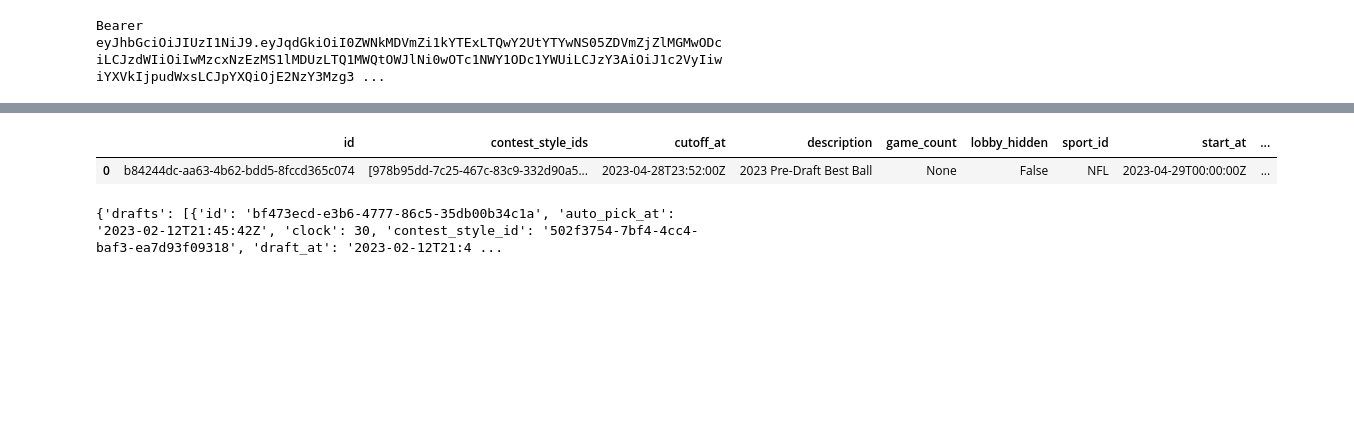
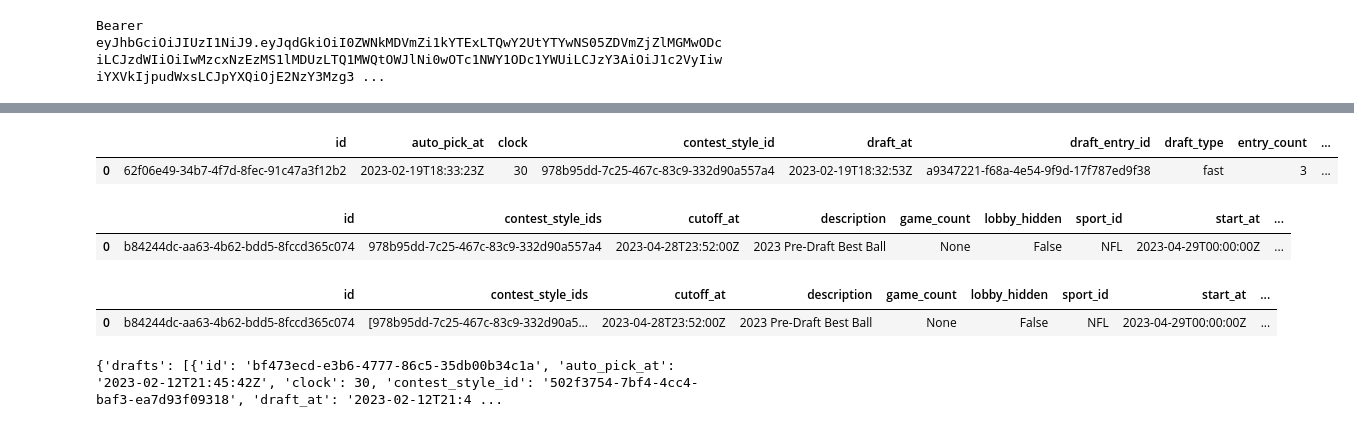
Before and after one commit to ConnorDeLong/Underdog-FF-Draft-Prediction, a Jupyter notebook: UD_draft_model/scrapers/scrape_site/test.ipynb, the cells around one changed output, grey strips where cells are left out. Cells and saved outputs as stored; diff of their text form; code cells hidden in the pictures; blank space fills up the shorter version.

```diff
--- a/UD_draft_model/scrapers/scrape_site/test.ipynb
+++ b/UD_draft_model/scrapers/scrape_site/test.ipynb
@@ -1529,3 +1666,36 @@ site.create_df_slates_available()
+# %%
+import json
+from os.path import join
+
+active_drafts = DraftsActive(bearer_token)
+
+data = active_drafts.read_in_site_data(
+    DraftsActive.url, headers=active_drafts.auth_header
+)
+
+df = active_drafts.create_df_active_drafts()
+
+# out = '/home/cdelong/Python-Projects/UD-Draft-Model/Repo-Work/UD-Draft-Model/UD_draft_model/scratch'
+# with open(join(out, 'active_drafts2.json'), 'w') as f:
+#     json.dump(data, f)
+
+# df.to_pickle(join(out, 'active_drafts2.pkl'))
+# %% [output]
+|  | id | auto_pick_at | clock | contest_style_id | draft_at | draft_entry_id | draft_type | entry_count | ... |
+| 0 | 62f06e49-34b7-4f7d-8fec-91c47a3f12b2 | 2023-02-19T18:33:23Z | 30 | 978b95dd-7c25-467c-83c9-332d90a557a4 | 2023-02-19T18:32:53Z | a9347221-f68a-4e54-9f9d-17f787ed9f38 | fast | 3 | ... |
+# %%
+slates = Slates(bearer_token, 'available')
+slates.create_df_slates()
+# slate = slates.slates[2]
+# drafts = Drafts(bearer_token, slate)
+
+# df_drafts = drafts.create_df_all_leagues()
+# draft_ids = list(df_drafts['id'])
+
+# draft_detail = DraftsDetail(draft_ids, bearer_token)
+# %% [output]
+|  | id | contest_style_ids | cutoff_at | description | game_count | lobby_hidden | sport_id | start_at | ... |
+| 0 | b84244dc-aa63-4b62-bdd5-8fccd365c074 | 978b95dd-7c25-467c-83c9-332d90a557a4 | 2023-04-28T23:52:00Z | 2023 Pre-Draft Best Ball | None | False | NFL | 2023-04-29T00:00:00Z | ... |
 # %%
 url_available = 'https://stats.underdogfantasy.com/v1/sports/nfl/slates'
 url_completed = 'https://api.underdogfantasy.com/v2/user/completed_slates'
```
Also changed, not shown: parts of 7 cells of this notebook.
